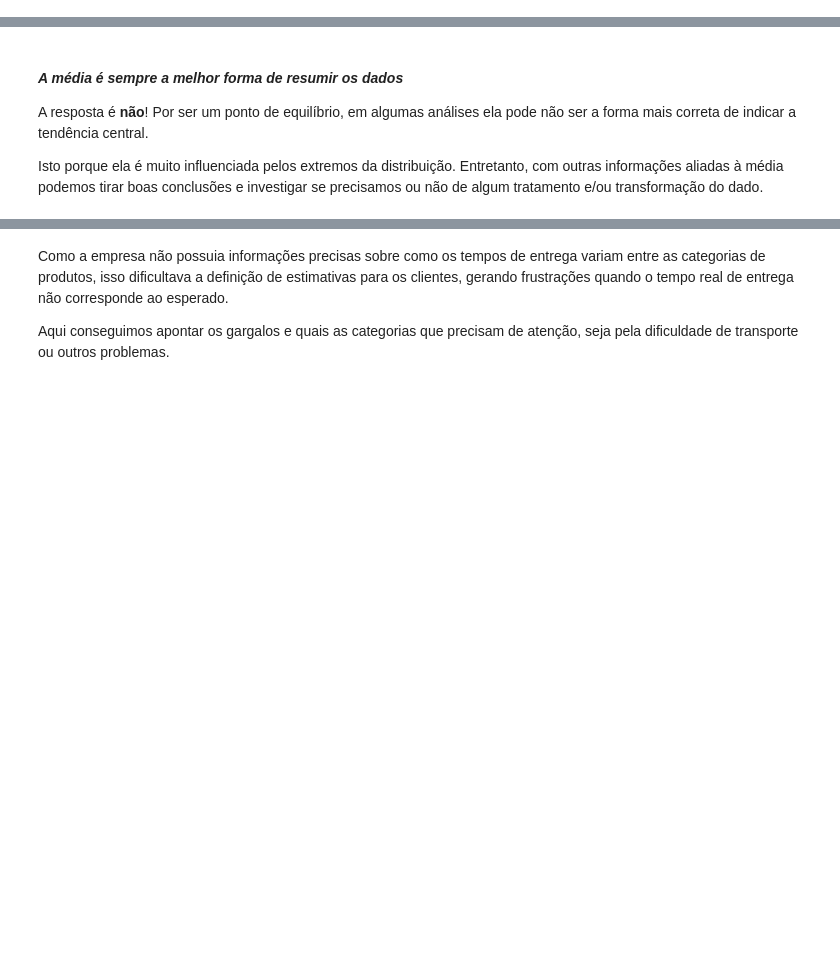
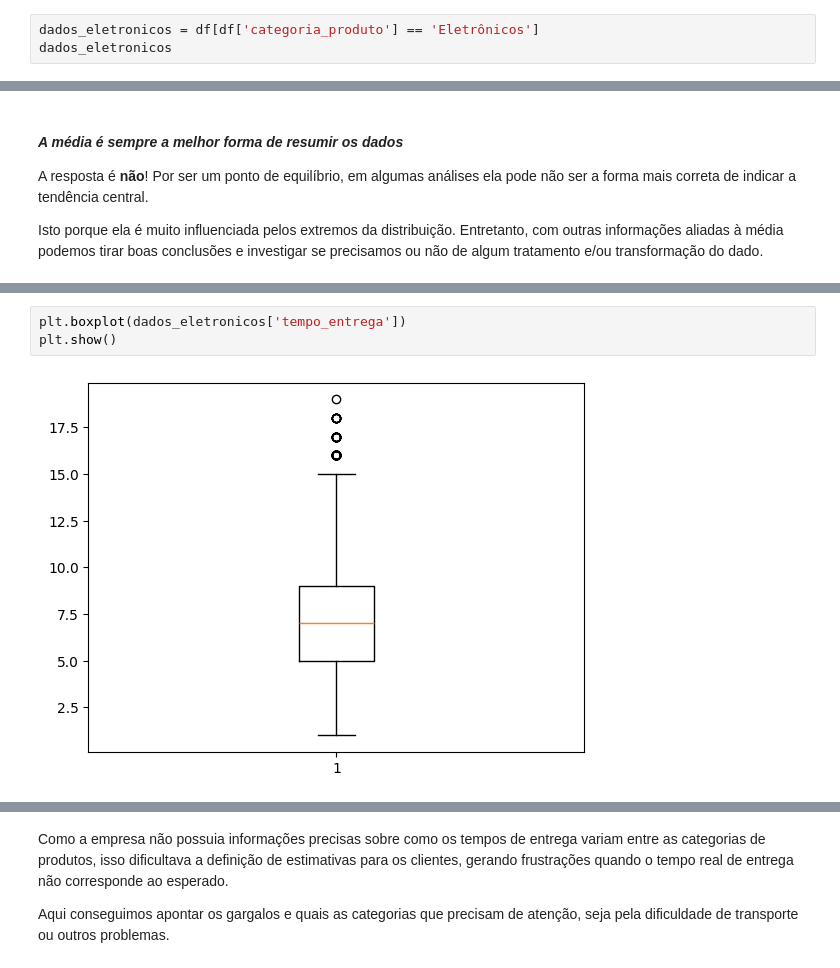
Before and after one commit to mauricioaalmeida/ONE-ETL, a Jupyter notebook: Projeto_Inicial_Estatística_com_Python_frequencias_e_medidas.ipynb, the cells around one changed output, grey strips where cells are left out. Saved outputs shown, nothing was run; the diff lists cells and outputs as text; blank space fills up the shorter version.

```diff
--- a/Projeto_Inicial_Estatística_com_Python_frequencias_e_medidas.ipynb
+++ b/Projeto_Inicial_Estatística_com_Python_frequencias_e_medidas.ipynb
@@ -663,3 +663,6 @@ $n$ = número de observações (registros)
 $X_i$ = valor da i-ésima observação (registro)
 # %% [markdown]
 ### <font color="#E23155" face="Verdana">Solução:</font>
+# %%
+dados_eletronicos = df[df['categoria_produto'] == 'Eletrônicos']
+dados_eletronicos
@@ -671,0 +738,5 @@ Isto porque ela é muito influenciada pelos extremos da distribuição. Entretan
+# %%
+plt.boxplot(dados_eletronicos['tempo_entrega'])
+plt.show()
+# %% [output]
+[figure, added]
```
Also changed, not shown: parts of 27 cells of this notebook.
